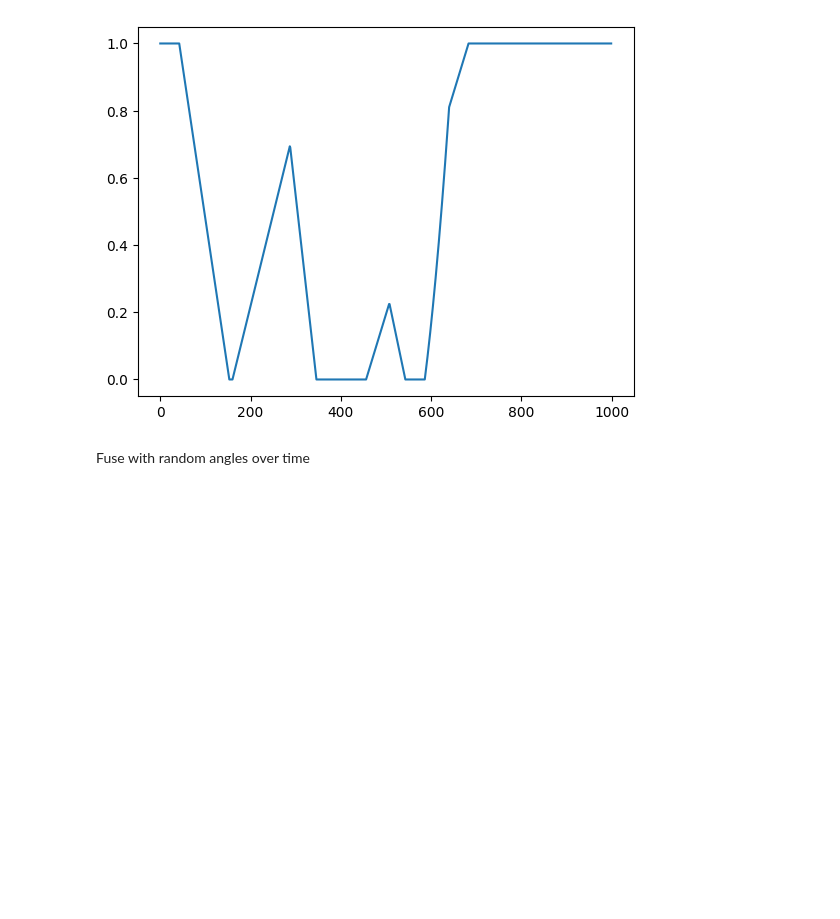
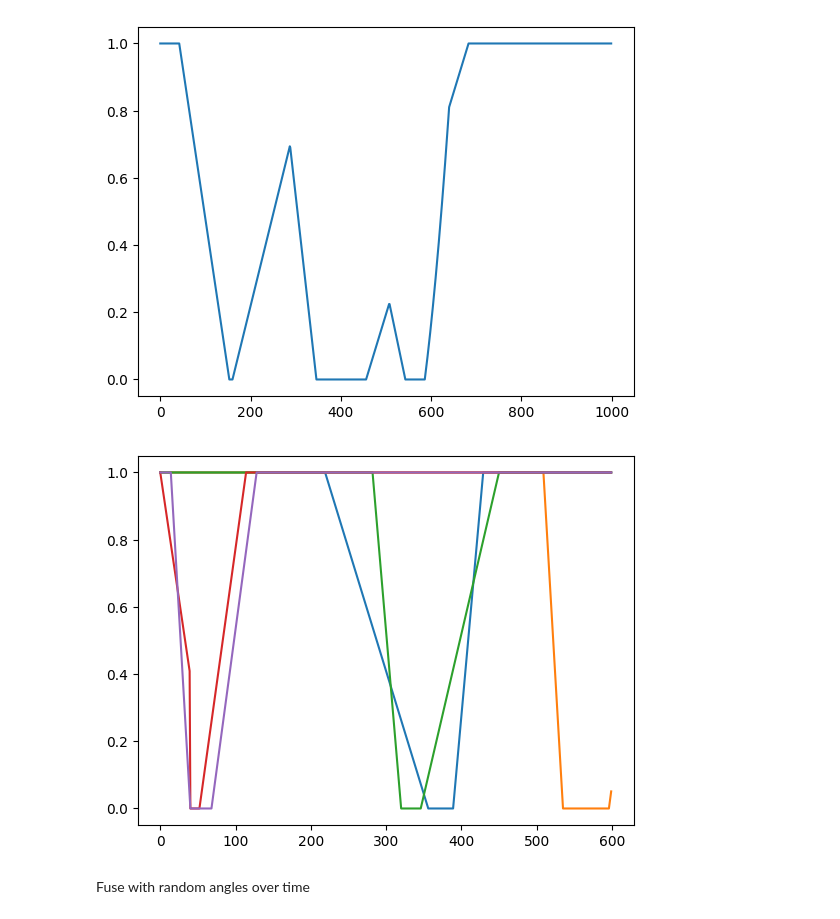
Before and after one commit to motschel123/Prism, a Jupyter notebook: random_test.ipynb, the cells around one changed output. Drawn from its saved outputs; the diff is of its cells as text; code cells hidden in the pictures; blank space fills up the shorter version.

Commit message:
Visualize multiple rigid problems

```diff
--- a/random_test.ipynb
+++ b/random_test.ipynb
@@ -74,6 +74,13 @@ plt.show()
 # %% [output]
 (1000,)
 [figure]
+# %%
+masks = [motion_amplifier(60, 0.1, random.PRNGKey(i), 1, jnp.array([0.02] * 1), jnp.array([0.1] * 1)) for i in range(5)]
+for mask in masks:
+    plt.plot(mask)
+plt.show()
+# %% [output]
+[figure, added]
 # %% [markdown]
 Fuse with random angles over time
 # %%
```
Also changed, not shown: parts of 3 cells of this notebook.
